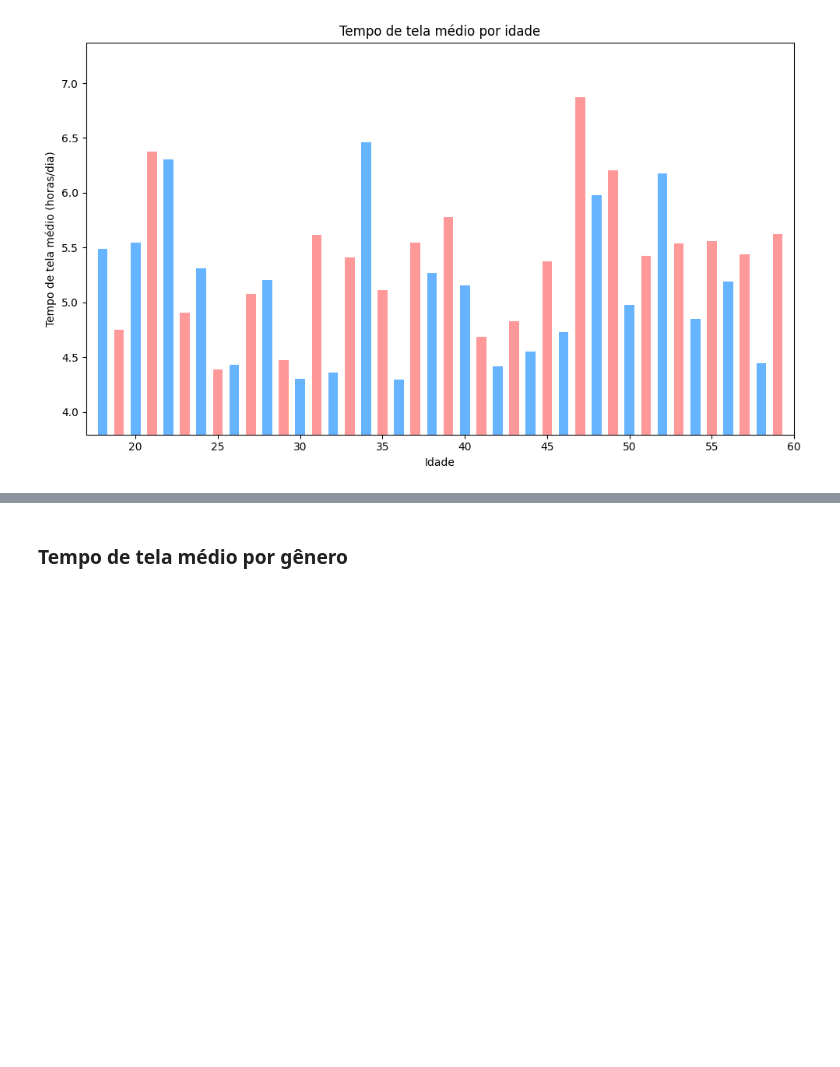
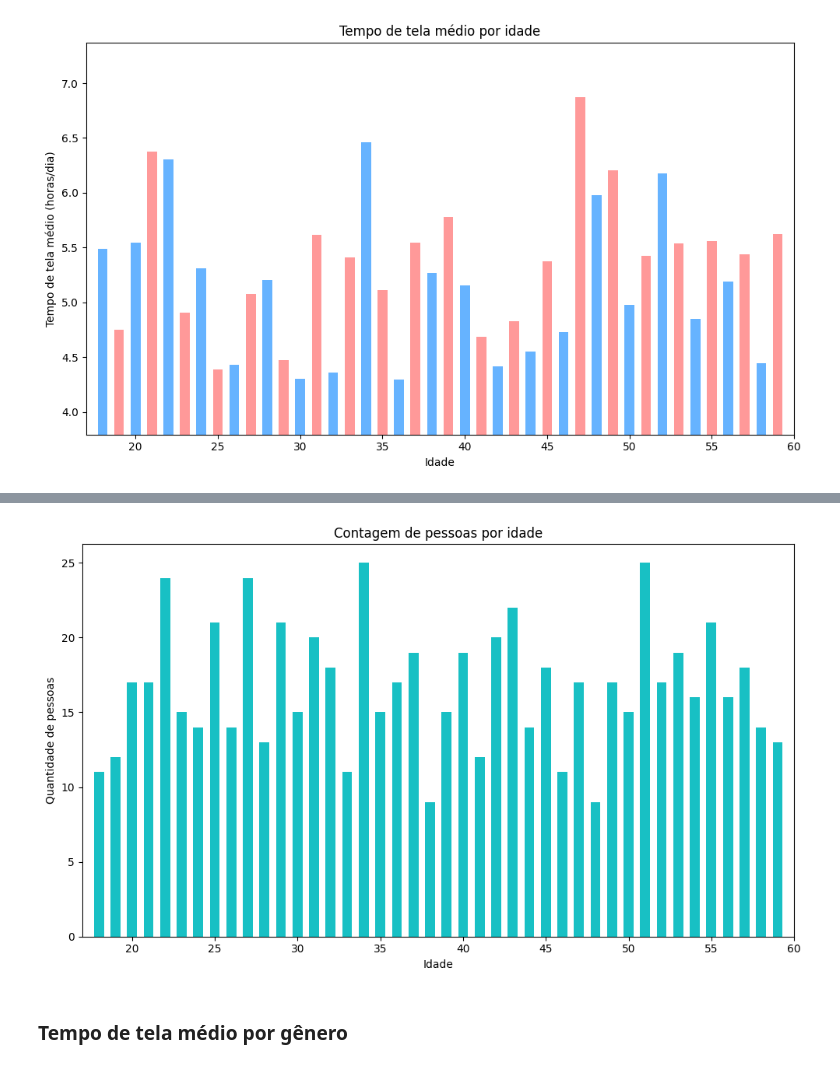
Before and after one commit to ViniciusLeoniGoncalves/Projeto-final-Org-Dados, a Jupyter notebook: analysis/analysis.ipynb, the cells around one changed output, grey strips where cells are left out. Drawn from its saved outputs; the diff is of its cells as text; code cells hidden in the pictures; blank space fills up the shorter version.

Commit message:
Adicionadas funções para visualizar as novas análises

```diff
--- a/analysis/analysis.ipynb
+++ b/analysis/analysis.ipynb
@@ -215,0 +218,4 @@ plt.show()
+# %%
+# Calcular a quantidade de pessoas por idade
+age_count = df['Age'].value_counts().sort_index()
+age_count.describe()
@@ -216,3 +232,22 @@ plt.show()
+# %%
+fig, ax = plt.subplots(figsize = (10, 6))
+ax.bar( # Configura o grafico de barras
+    age_count.index,
+    age_count.values,
+    color = ['#18c0c4'],
+    width = 0.6
+)
+
+# Personaliza o gráfico
+plt.title("Contagem de pessoas por idade")
+plt.xlabel("Idade")
+plt.ylabel("Quantidade de pessoas")
+ax.set_xlim([min(age_count.index) - 1, max(age_count.index) + 1]) # Ajusta o intervalo do eixo x
+plt.tight_layout()
+
+plt.show()
+# %% [output]
+[figure, added]
 # %% [markdown]
 ### Tempo de tela médio por gênero
 # %%
```
Also changed, not shown: parts of 2 cells of this notebook, 1 other file.
